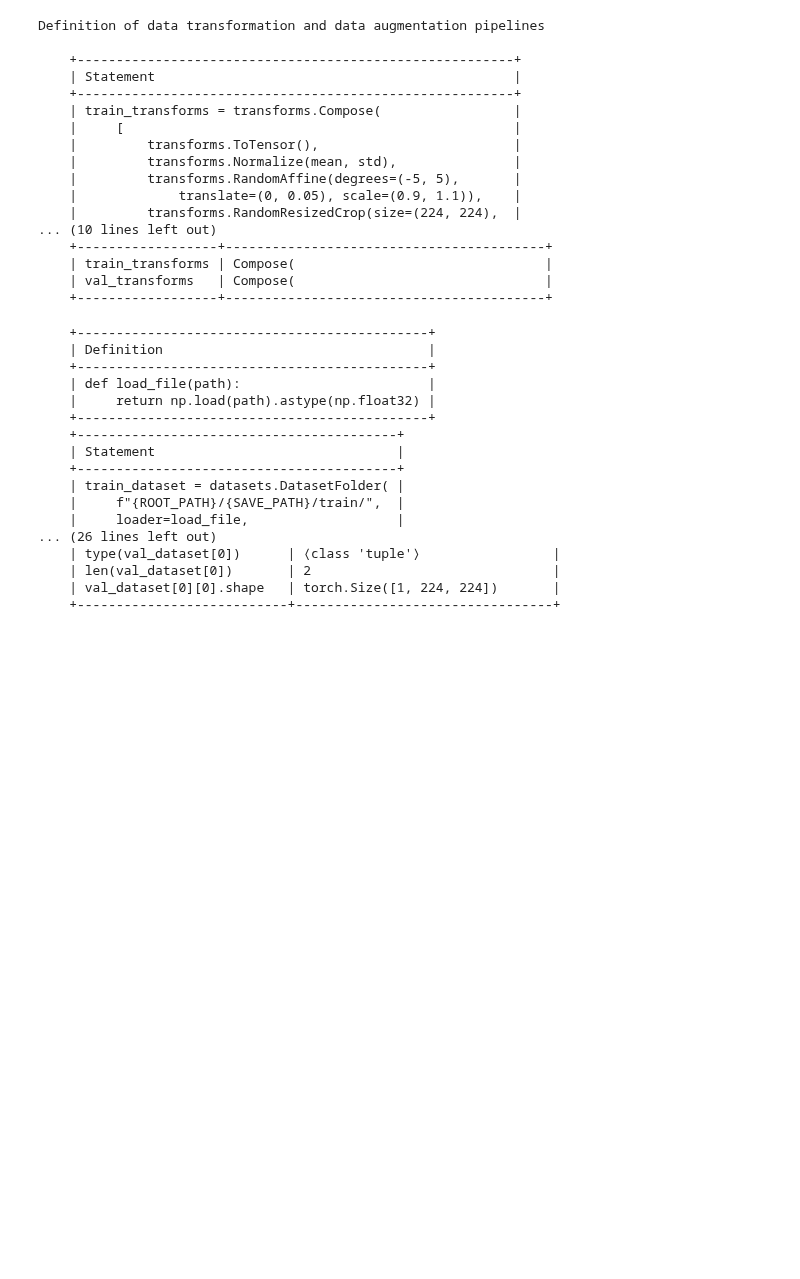
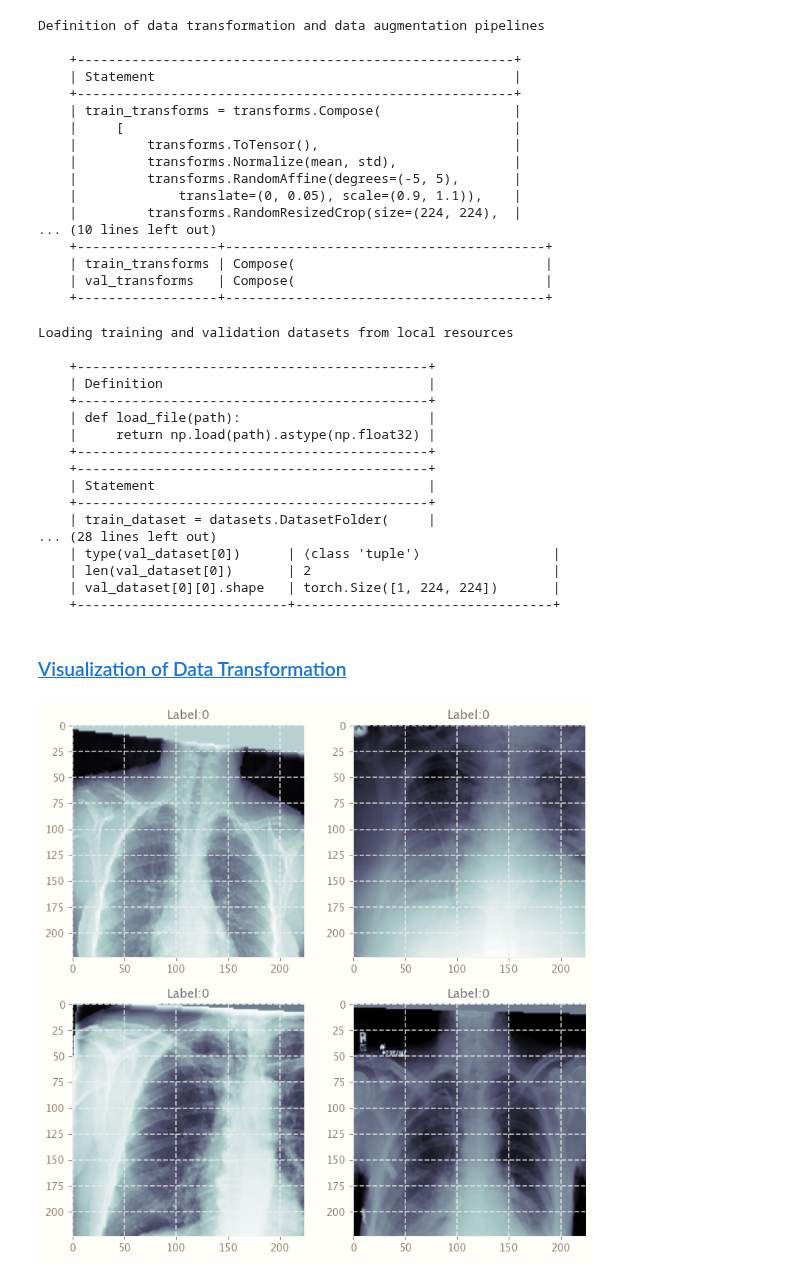
Before and after one commit to RaphaelZH/OpenCV_Program_EN, a Jupyter notebook: Deep Learning with PyTorch for Medical Image Analysis/Notebooks/4 - Pneumonia-Classification (Compressed).ipynb, the cells around one changed output. Saved outputs shown, nothing was run; the diff lists cells and outputs as text; code cells hidden in the pictures; blank space fills up the shorter version.

```diff
--- a/Deep Learning with PyTorch for Medical Image Analysis/Notebooks/4 - Pneumonia-Classification (Compressed).ipynb
+++ b/Deep Learning with PyTorch for Medical Image Analysis/Notebooks/4 - Pneumonia-Classification (Compressed).ipynb
@@ -456,7 +457,10 @@ train_transforms = transforms.Compose(
         # edge, the `scale` parameter and the `ratio` parameter specify the lower and upper
         # limits of the random area and random aspect ratio of the crop before resizing,
         # respectively
-        transforms.RandomResizedCrop(size=(224, 224), scale=(0.35, 1), antialias=True),
+        #
+        # `antialias` indicates whether antialiasing is applied, note that it only affects
+        # tensors with bilinear or bicubic modes, it is otherwise ignored
+        transforms.RandomResizedCrop(size=(224, 224), scale=(0.35, 1), antialias=False),
     ]
 )
 
@@ -477,7 +481,7 @@ train_transforms = transforms.Compose(
         transforms.ToTensor(),
         transforms.Normalize(mean, std),
         transforms.RandomAffine(degrees=(-5, 5), translate=(0, 0.05), scale=(0.9, 1.1)),
-        transforms.RandomResizedCrop(size=(224, 224), scale=(0.35, 1)),
+        transforms.RandomResizedCrop(size=(224, 224), scale=(0.35, 1), antialias=False),
     ]
 )
 
@@ -511,11 +515,20 @@ Definition of data transformation and data augmentation pipelines
     +------------------+-----------------------------------------+
 # %%
 def load_file(path):
+    # Since the data was previously stored as float16 to reduce space, it needs to
+    # be reconverted to float32 to improve calculation accuracy
     return np.load(path).astype(np.float32)
 
 
+# `datasets.DatasetFolder` returns a generic dataset loader with a custom root path and a
+# custom function to load samples for the given path, which are set by the `root` and `loader`
+# parameters
+#
+# Obviously, the `extensions` parameter indicates the list of allowed extensions, while the
+# `transform` parameter indicates the function/transformation that takes the sample and returns
+# the transformed version
 train_dataset = datasets.DatasetFolder(
-    f"{ROOT_PATH}/{SAVE_PATH}/train/",
+    root=f"{ROOT_PATH}/{SAVE_PATH}/train/",
     loader=load_file,
     extensions="npy",
     transform=train_transforms,
@@ -529,7 +542,9 @@ val_dataset = datasets.DatasetFolder(
 )
 
 tabulation = Form_Generator()
-tabulation.heading_printer("")
+tabulation.heading_printer(
+    "Loading training and validation datasets from local resources"
+)
 
 definitions = [
     """
@@ -542,7 +557,7 @@ tabulation.definition_generator(definitions)
 statements = [
     """
 train_dataset = datasets.DatasetFolder(
-    f"{ROOT_PATH}/{SAVE_PATH}/train/",
+    root=f"{ROOT_PATH}/{SAVE_PATH}/train/",
     loader=load_file,
     extensions="npy",
     transform=train_transforms,
@@ -588,20 +603,22 @@ results = [
 ]
 tabulation.expression_generator(expressions, results)
 # %% [output]
+Loading training and validation datasets from local resources
+
     +---------------------------------------------+
     | Definition                                  |
     +---------------------------------------------+
     | def load_file(path):                        |
     |     return np.load(path).astype(np.float32) |
     +---------------------------------------------+
-    +-----------------------------------------+
-    | Statement                               |
-    +-----------------------------------------+
-    | train_dataset = datasets.DatasetFolder( |
-    |     f"{ROOT_PATH}/{SAVE_PATH}/train/",  |
-    |     loader=load_file,                   |
-... (26 lines left out)
+    +---------------------------------------------+
+    | Statement                                   |
+    +---------------------------------------------+
+    | train_dataset = datasets.DatasetFolder(     |
+... (28 lines left out)
     | type(val_dataset[0])      | ⟨class 'tuple'⟩                 |
     | len(val_dataset[0])       | 2                               |
     | val_dataset[0][0].shape   | torch.Size([1, 224, 224])       |
     +---------------------------+---------------------------------+
+# %% [markdown]
+### <a id='toc5_2_2_'></a>[Visualization of Data Transformation](#toc0_)
@@ -607,0 +800,10 @@ tabulation.expression_generator(expressions, results)
+# %%
+fig, axis = plt.subplots(2, 2, figsize=(9, 9))
+for i in range(2):
+    for j in range(2):
+        random_index = np.random.randint(0, 20000)
+        x_ray, label = train_dataset[random_index]
+        axis[i][j].imshow(x_ray[0], cmap="bone")
+        axis[i][j].set_title(f"Label:{label}")
+# %% [output]
+[figure, added]
```
Also changed, not shown: parts of 19 cells of this notebook, 1 other file.
